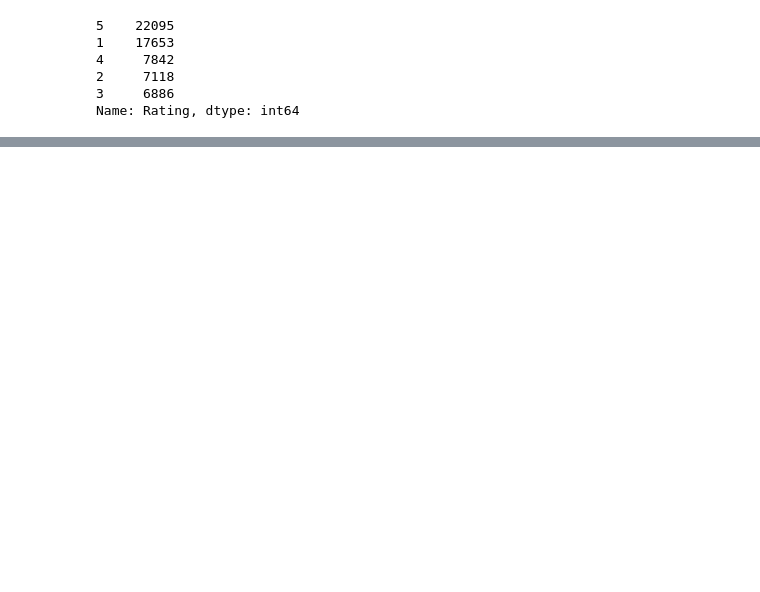
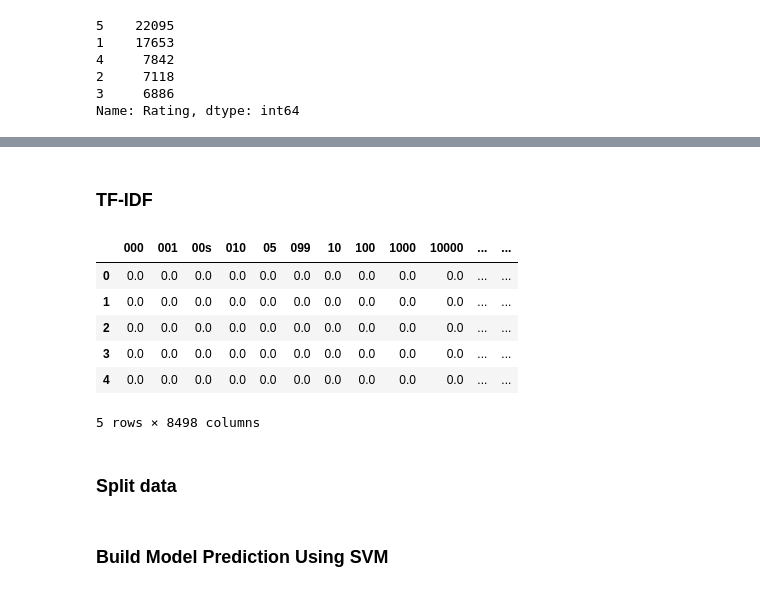
Before and after one commit to Adkurrr/Sentiment-Analysis-with-Aspect-Based-Approach-on-Spotify-App-with-SVM, a Jupyter notebook: sentiment analysis code.ipynb, the cells around one changed output, grey strips where cells are left out. Saved outputs shown, nothing was run; the diff lists cells and outputs as text; code cells hidden in the pictures; blank space fills up the shorter version.

```diff
--- a/sentiment analysis code.ipynb
+++ b/sentiment analysis code.ipynb
@@ -97,0 +181,34 @@ Name: Rating, dtype: int64
+# %%
+#sentiment analyze by nltk
+sia = SentimentIntensityAnalyzer()
+res = {}
+for i, row in tqdm(df.iterrows(), total=len(df)):
+    reviews = row['Review']
+    num = i
+    res[num] = sia.polarity_scores(reviews)
+# %%
+# Mengubah hasil analisis sentimen menjadi DataFrame
+vaders = pd.DataFrame(res).T
+vaders["Rating"] = df["Rating"]
+
+# Menambahkan kolom sentimen ke DataFrame asli
+def classify_sentiment(row):
+    if row['compound'] >= 0.05 and row['Rating'] >= 4:
+        return 'positive'
+    elif row['compound'] <= -0.05 and row['Rating'] < 3:
+        return 'negative'
+    elif row['compound'] > -0.05 and row['compound'] < 0.05 and row['Rating'] == 3:
+        return 'neutral'
+    else:
+        return 'neutral'
+
+# Terapkan fungsi classify_sentiment untuk setiap baris
+vaders['sentimen'] = vaders.apply(classify_sentiment, axis=1)
+
+# Gabungkan kolom sentimen kembali ke DataFrame asli
+df = df.join(vaders[['compound', 'sentimen']])
+
+# Menampilkan DataFrame hasil
+print(df)
+# %% [markdown]
+### TF-IDF
@@ -97,0 +217,16 @@ Name: Rating, dtype: int64
+# %%
+tfidf = TfidfVectorizer(min_df=3, max_df=0.5, ngram_range=(1, 1))
+features = tfidf.fit_transform(df['Review'].values)
+dfuni = pd.DataFrame(features.todense(), columns=tfidf.get_feature_names_out())
+
+dfuni.head()
+# %% [output]
+|  | 000 | 001 | 00s | 010 | 05 | 099 | 10 | 100 | 1000 | 10000 | ... | ... |
+| 0 | 0.0 | 0.0 | 0.0 | 0.0 | 0.0 | 0.0 | 0.0 | 0.0 | 0.0 | 0.0 | ... | ... |
+| 1 | 0.0 | 0.0 | 0.0 | 0.0 | 0.0 | 0.0 | 0.0 | 0.0 | 0.0 | 0.0 | ... | ... |
+| 2 | 0.0 | 0.0 | 0.0 | 0.0 | 0.0 | 0.0 | 0.0 | 0.0 | 0.0 | 0.0 | ... | ... |
+| 3 | 0.0 | 0.0 | 0.0 | 0.0 | 0.0 | 0.0 | 0.0 | 0.0 | 0.0 | 0.0 | ... | ... |
+| 4 | 0.0 | 0.0 | 0.0 | 0.0 | 0.0 | 0.0 | 0.0 | 0.0 | 0.0 | 0.0 | ... | ... |
+5 rows × 8498 columns
+# %% [markdown]
+### Split data
@@ -97,0 +237,2 @@ Name: Rating, dtype: int64
+# %% [markdown]
+### Build Model Prediction Using SVM
```
Also changed, not shown: parts of 13 cells of this notebook.
